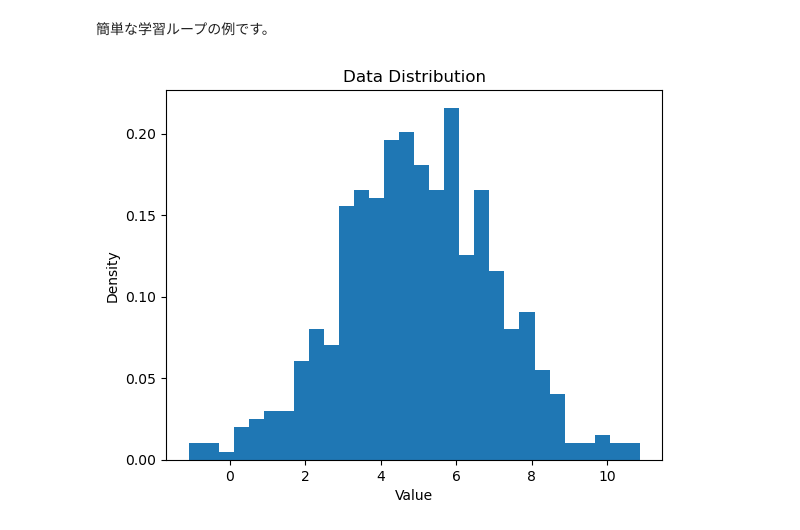
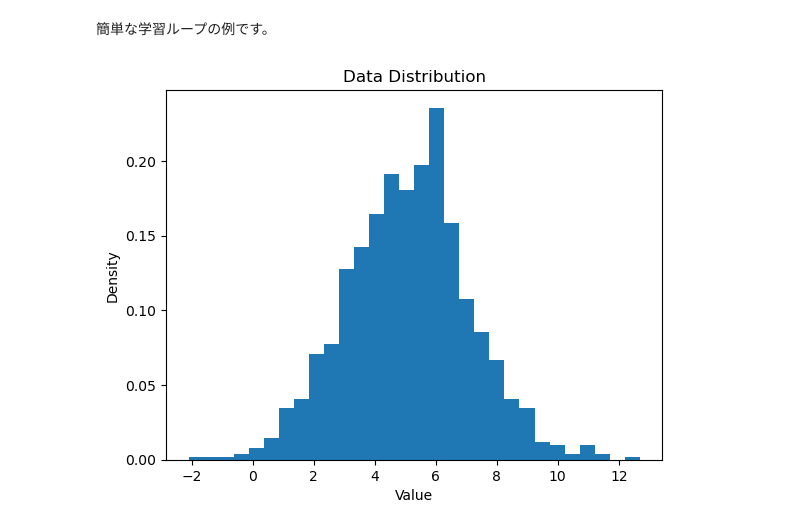
Before and after one commit to shimajoe/deep-learning-from-scratch-5, a Jupyter notebook: master_research/sample/score-based-model/1d/sbm-1d.ipynb, the cells around one changed output. Cells and saved outputs as stored; diff of their text form; code cells hidden in the pictures.

```diff
--- a/master_research/sample/score-based-model/1d/sbm-1d.ipynb
+++ b/master_research/sample/score-based-model/1d/sbm-1d.ipynb
@@ -68,17 +70,17 @@ def loss_fn(model, x_0, t):
 # %%
 # データ生成 (例として1次元のガウス分布からのサンプル)
 def generate_data(n_samples=500):
     return torch.randn(n_samples, 1) * 2 + 5
 
-data = generate_data(500)
+data = generate_data(1000)
 dataset = TensorDataset(data)
 dataloader = DataLoader(dataset, batch_size=64, shuffle=True)
 
 # データの可視化
 plt.hist(data.numpy(), bins=30, density=True)
 plt.title("Data Distribution")
 plt.xlabel("Value")
 plt.ylabel("Density")
 plt.show()
 # %% [output]
-[figure, old version]
+[figure, new version]
```
Also changed, not shown: parts of 9 cells of this notebook.
